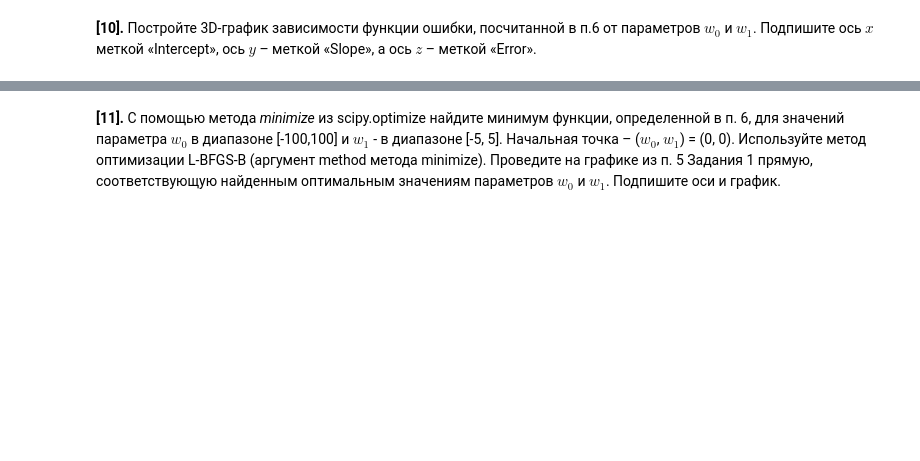
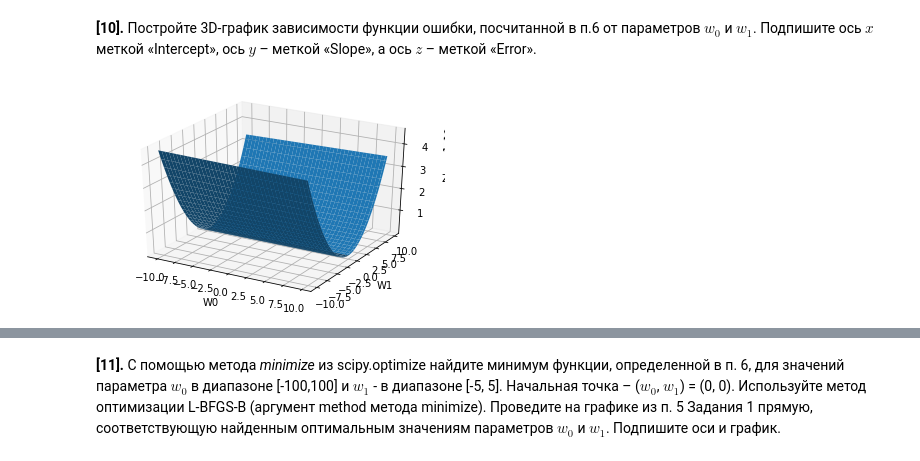
Before and after one commit to vera-sukhareva/Coursera_ML_specialization, a Jupyter notebook: Supervised learning/week_1/peer_review_linreg_height_weight.ipynb, the cells around one changed output, grey strips where cells are left out. Saved outputs shown, nothing was run; the diff lists cells and outputs as text; code cells hidden in the pictures; blank space fills up the shorter version.

Commit message:
add project 1 course 2

```diff
--- a/Supervised learning/week_1/peer_review_linreg_height_weight.ipynb
+++ b/Supervised learning/week_1/peer_review_linreg_height_weight.ipynb
@@ -182,0 +232,29 @@ plt.show()
+# %%
+def sq_err(df, w0, w1):
+    er_sum = 0
+    for i in range(df.shape[0]):
+        er_sum += (df.iloc[i]['Height'] - (w0+w1*df.iloc[i]['Weight']))**2
+    return er_sum
+
+fig = plt.figure()
+ax = fig.gca(projection='3d') # get current axis
+
+# Создаем массивы NumPy с координатами точек по осям X и У.
+# Используем метод meshgrid, при котором по векторам координат
+# создается матрица координат. Задаем нужную функцию Z(x, y).
+W0 = np.arange(-10, 10, 0.25)
+W1 = np.arange(-10, 10, 0.25)
+W0,W1 = np.meshgrid(W0,W1)
+Z = sq_err(data, W0, W1)
+
+
+# Наконец, используем метод *plot_surface* объекта
+# типа Axes3DSubplot. Также подписываем оси.
+surf = ax.plot_surface(W0, W1, Z)
+ax.set_xlabel('W0')
+ax.set_ylabel('W1')
+ax.set_zlabel('Z')
+plt.show()
+%time
+# %% [output]
+[figure, added]
```
Also changed, not shown: parts of 20 cells of this notebook.
